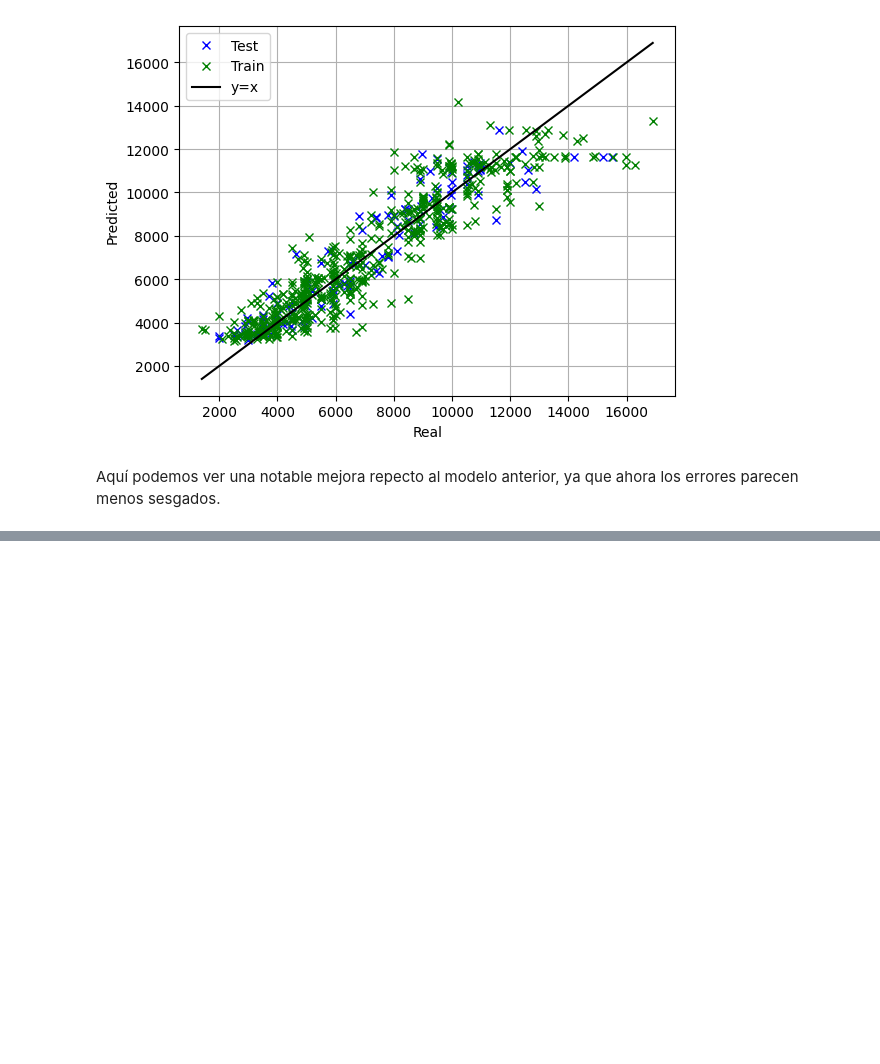
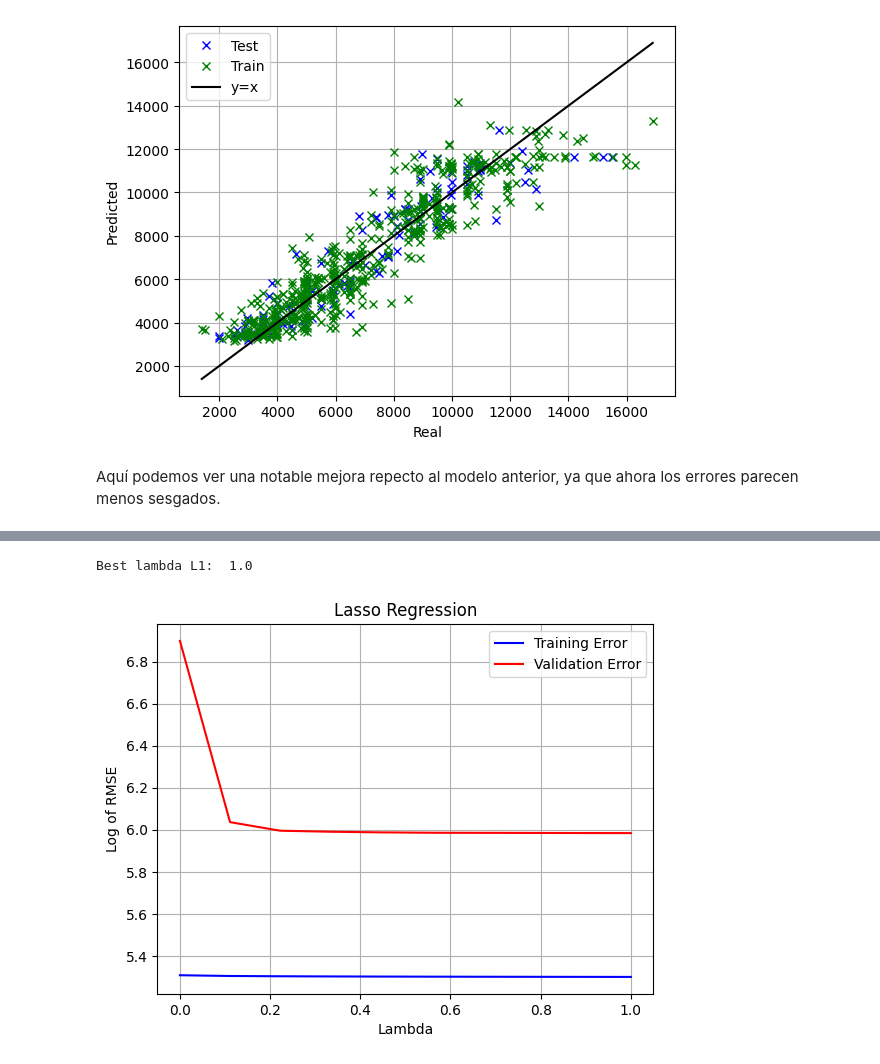
Before and after one commit to Davidjmz12/Automatic-Learning, a Jupyter notebook: Lab-02/P2.ipynb, the cells around one changed output, grey strips where cells are left out. Drawn from its saved outputs; the diff is of its cells as text; code cells hidden in the pictures; blank space fills up the shorter version.

```diff
--- a/Lab-02/P2.ipynb
+++ b/Lab-02/P2.ipynb
@@ -498,0 +513,30 @@ Aquí podemos ver una notable mejora repecto al modelo anterior, ya que ahora lo
+# %%
+from sklearn.linear_model import Lasso, Ridge
+
+# Model creator. Lambda function that given a value of lambda l, it gives a Lasso model with that coefficient
+mod_3_factory_lasso = lambda l : make_pipeline(
+        MinMaxScaler(feature_range=(-1,1)),
+        PolynomialFeatures(10),
+        linear_model.Lasso(alpha=l, max_iter=10000)
+)
+
+# Model creator. Lambda function that given a value of lambda l, it gives a Ridge model with that coefficient
+mod_3_factory_ridge = lambda l : make_pipeline(
+        MinMaxScaler(feature_range=(-1,1)),
+        PolynomialFeatures(10),
+        linear_model.Ridge(alpha=l, max_iter=10000)
+)
+
+l_range = np.linspace(0, 1, 10)
+
+kv_lasso = KValidation(x_train, y_train, mod_3_factory_lasso, l_range)
+kv_ridge = KValidation(x_train, y_train, mod_3_factory_ridge, l_range)
+
+kv_lasso.compute_errors()
+kv_ridge.compute_errors()
+# %%
+kv_lasso.plot_errors(x_label="Lambda", title="Lasso Regression", log=True)
+print("Best lambda L1: ", kv_lasso.get_best_hyperparameter())
+# %% [output]
+Best lambda L1:  1.0
+[figure, added]
```
Also changed, not shown: parts of 21 cells of this notebook.
